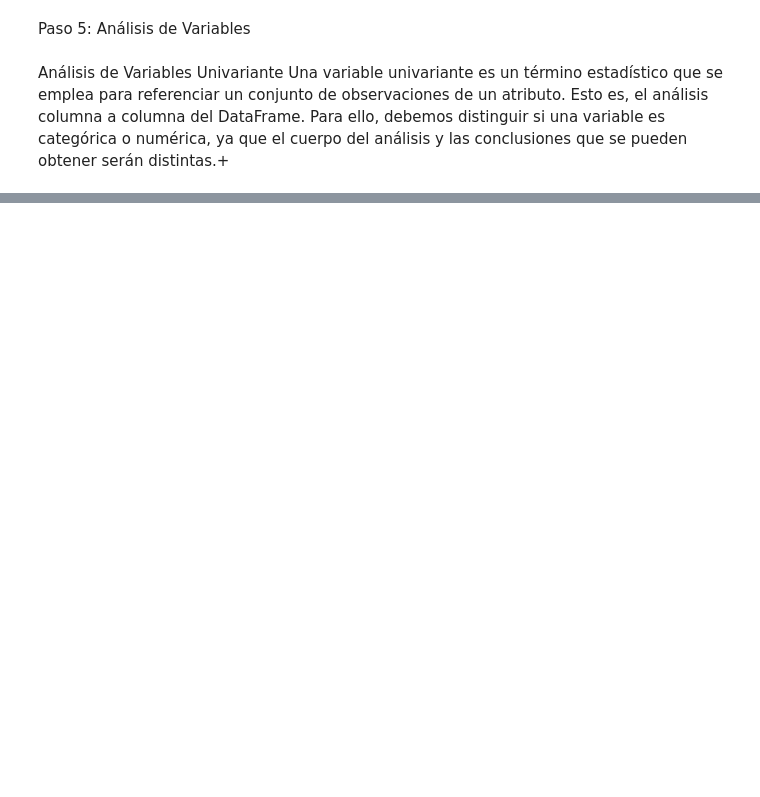
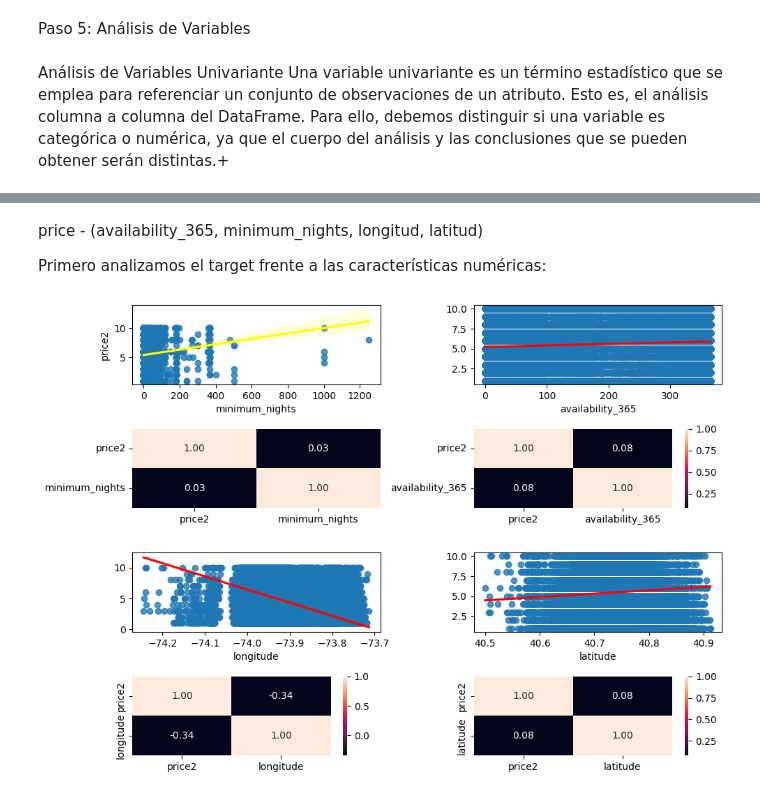
Before and after one commit to Betaniammc/streamlit, a Jupyter notebook: src/00-eda-airbnb-ny.ipynb, the cells around one changed output, grey strips where cells are left out. Drawn from its saved outputs; the diff is of its cells as text; code cells hidden in the pictures; blank space fills up the shorter version.

```diff
--- a/src/00-eda-airbnb-ny.ipynb
+++ b/src/00-eda-airbnb-ny.ipynb
@@ -225,0 +279,29 @@ plt.show()
+# %% [markdown]
+price - (availability_365, minimum_nights, longitud, latitud)
+
+Primero analizamos el target frente a las características numéricas:
+# %%
+# Generamos las correlaciones
+corr_price_minimun_nights = df[["price2", "minimum_nights"]].corr()
+corr_price_availability_365 = df[["price2", "availability_365"]].corr()
+corr_price_longitude = df[["price2", "longitude"]].corr()
+corr_price_latitude = df[["price2", "latitude"]].corr()
+
+# Crear un diagrama de dispersión múltiple
+fig, axis = plt.subplots(4, 2, figsize=(10, 7))
+
+sns.regplot(ax=axis[0, 0], data=df, x="minimum_nights", y="price2", line_kws={'color': 'yellow'})
+sns.heatmap(ax=axis[1, 0], data=corr_price_minimun_nights, annot=True, fmt=".2f", cbar=False)
+
+sns.regplot(ax=axis[0, 1], data=df, x="availability_365", y="price2", line_kws={'color': 'red'}).set(ylabel=None)
+sns.heatmap(ax=axis[1, 1], data=corr_price_availability_365, annot=True, fmt=".2f")
+
+sns.regplot(ax=axis[2, 0], data=df, x="longitude", y="price2", line_kws={'color': 'red'}).set(ylabel=None)
+sns.heatmap(ax=axis[3, 0], data=corr_price_longitude, annot=True, fmt=".2f")
+
+sns.regplot(ax=axis[2, 1], data=df, x="latitude", y="price2", line_kws={'color': 'red'}).set(ylabel=None)
+sns.heatmap(ax=axis[3, 1], data=corr_price_latitude, annot=True, fmt=".2f")
+plt.tight_layout()
+plt.show()
+# %% [output]
+[figure, added]
```
Also changed, not shown: parts of 33 cells of this notebook.
